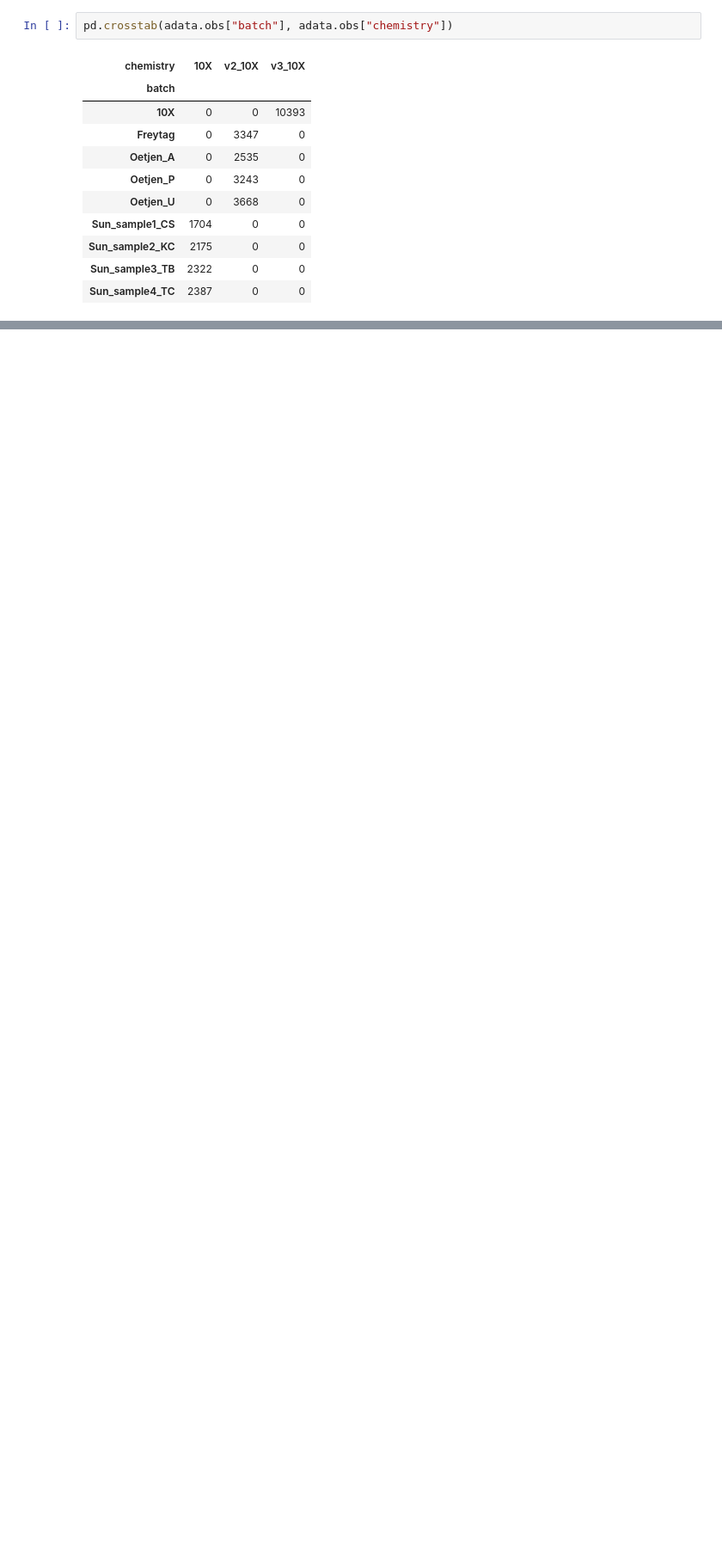
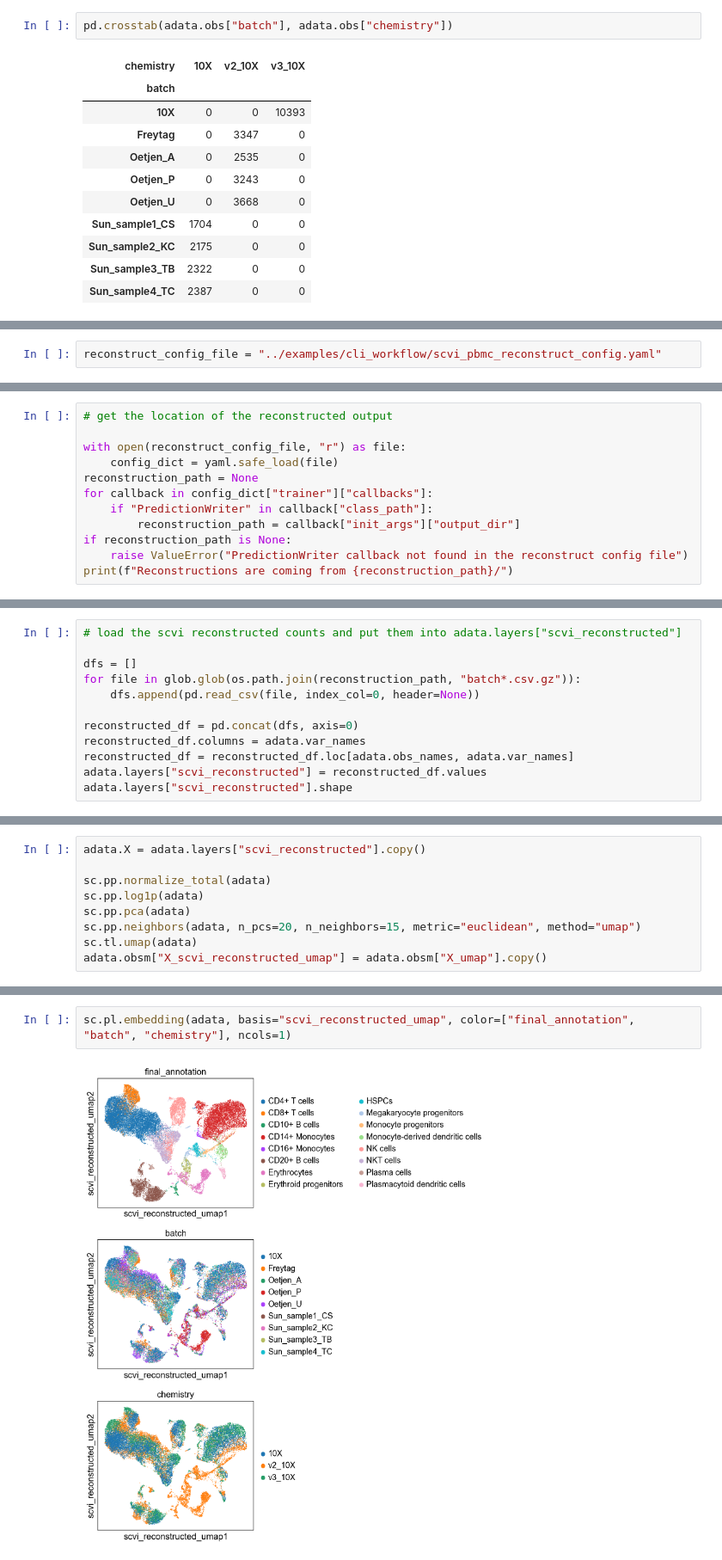
Before and after one commit to cellarium-ai/cellarium-ml, a Jupyter notebook: notebooks/scvi_demo.ipynb, the cells around one changed output, grey strips where cells are left out. Shown at 86% size. Saved outputs shown, nothing was run; the diff lists cells and outputs as text; blank space fills up the shorter version.

```diff
--- a/notebooks/scvi_demo.ipynb
+++ b/notebooks/scvi_demo.ipynb
@@ -296,0 +299,2 @@ pd.crosstab(adata.obs["batch"], adata.obs["chemistry"])
+# %%
+reconstruct_config_file = "../examples/cli_workflow/scvi_pbmc_reconstruct_config.yaml"
@@ -296,0 +336,12 @@ pd.crosstab(adata.obs["batch"], adata.obs["chemistry"])
+# %%
+# get the location of the reconstructed output
+
+with open(reconstruct_config_file, "r") as file:
+    config_dict = yaml.safe_load(file)
+reconstruction_path = None
+for callback in config_dict["trainer"]["callbacks"]:
+    if "PredictionWriter" in callback["class_path"]:
+        reconstruction_path = callback["init_args"]["output_dir"]
+if reconstruction_path is None:
+    raise ValueError("PredictionWriter callback not found in the reconstruct config file")
+print(f"Reconstructions are coming from {reconstruction_path}/")
@@ -296,0 +350,12 @@ pd.crosstab(adata.obs["batch"], adata.obs["chemistry"])
+# %%
+# load the scvi reconstructed counts and put them into adata.layers["scvi_reconstructed"]
+
+dfs = []
+for file in glob.glob(os.path.join(reconstruction_path, "batch*.csv.gz")):
+    dfs.append(pd.read_csv(file, index_col=0, header=None))
+
+reconstructed_df = pd.concat(dfs, axis=0)
+reconstructed_df.columns = adata.var_names
+reconstructed_df = reconstructed_df.loc[adata.obs_names, adata.var_names]
+adata.layers["scvi_reconstructed"] = reconstructed_df.values
+adata.layers["scvi_reconstructed"].shape
@@ -296,0 +373,9 @@ pd.crosstab(adata.obs["batch"], adata.obs["chemistry"])
+# %%
+adata.X = adata.layers["scvi_reconstructed"].copy()
+
+sc.pp.normalize_total(adata)
+sc.pp.log1p(adata)
+sc.pp.pca(adata)
+sc.pp.neighbors(adata, n_pcs=20, n_neighbors=15, metric="euclidean", method="umap")
+sc.tl.umap(adata)
+adata.obsm["X_scvi_reconstructed_umap"] = adata.obsm["X_umap"].copy()
@@ -296,0 +384,4 @@ pd.crosstab(adata.obs["batch"], adata.obs["chemistry"])
+# %%
+sc.pl.embedding(adata, basis="scvi_reconstructed_umap", color=["final_annotation", "batch", "chemistry"], ncols=1)
+# %% [output]
+[figure, added]
```
Also changed, not shown: parts of 23 cells of this notebook, 10 other files.
